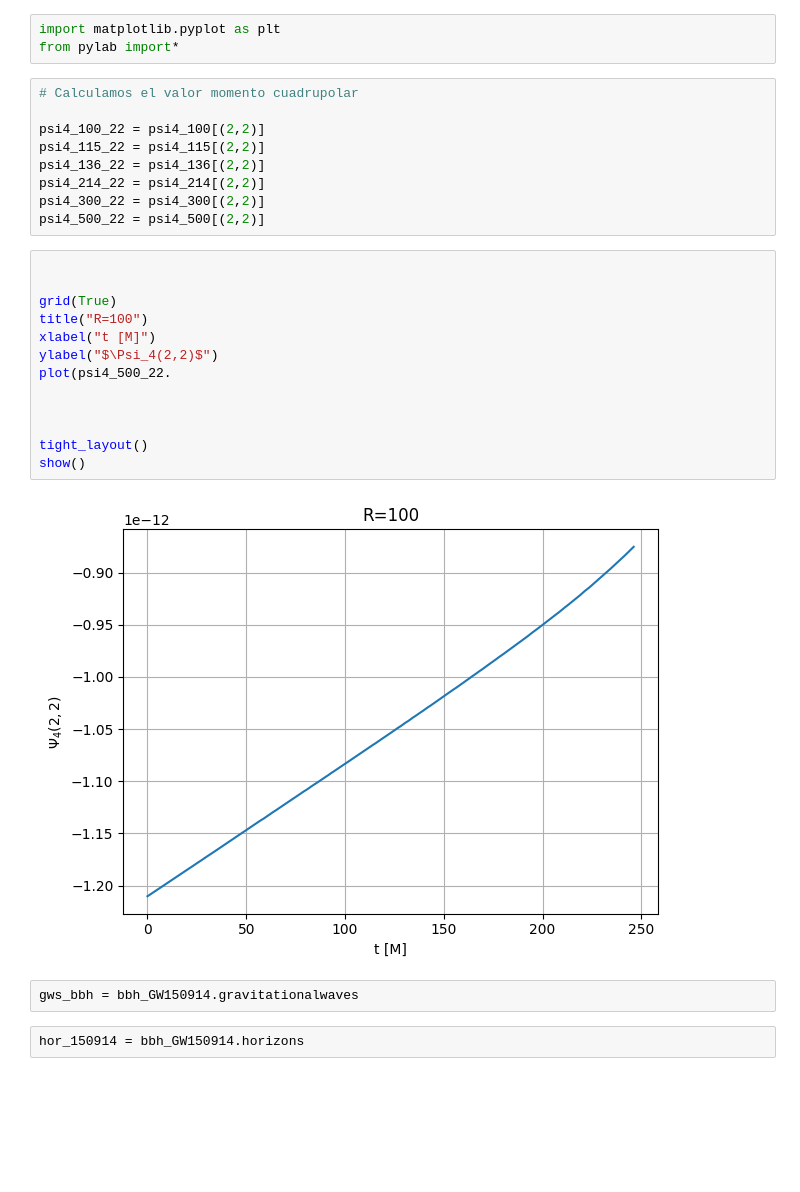
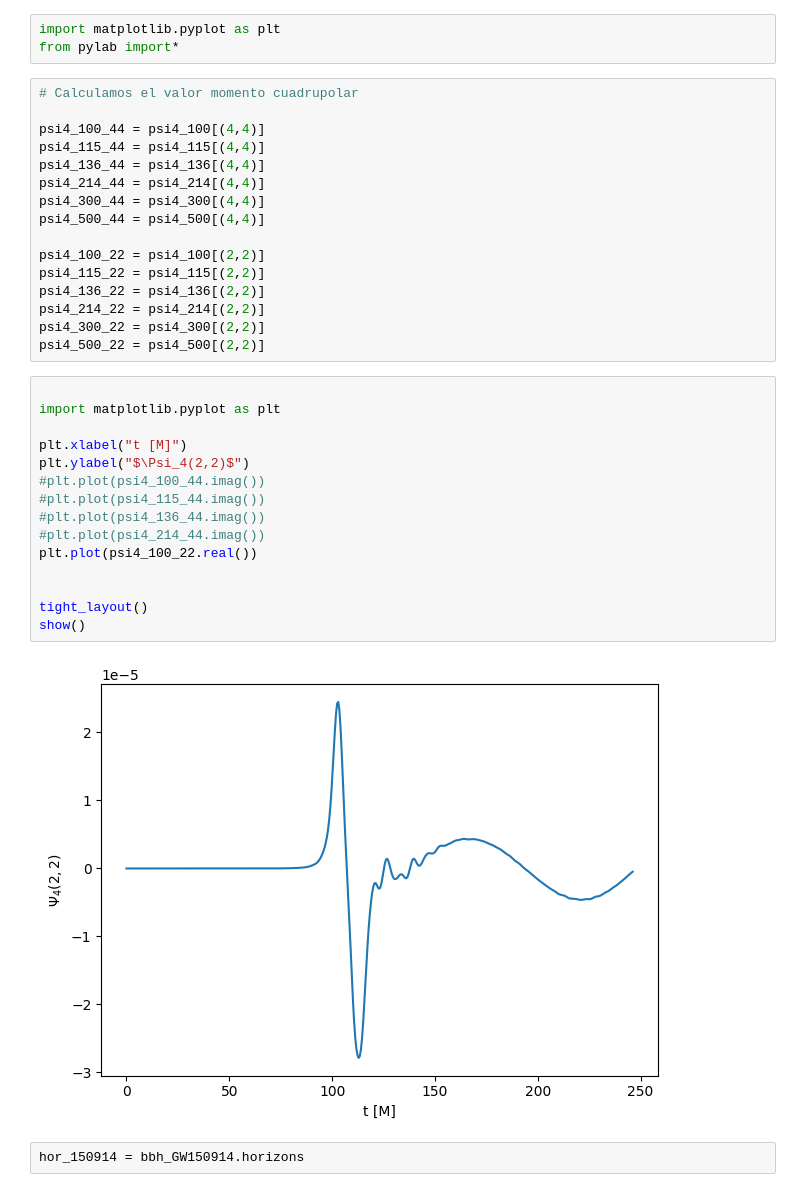
Before and after one commit to TomHM2099/Colision-frontal-y-en-orbita-de-agujeros-negros-, a Jupyter notebook: GW150914.ipynb, the cells around one changed output. Saved outputs shown, nothing was run; the diff lists cells and outputs as text; blank space fills up the shorter version.

```diff
--- a/GW150914.ipynb
+++ b/GW150914.ipynb
@@ -56,6 +58,13 @@ import matplotlib.pyplot as plt
 from pylab import*
 # %%
 # Calculamos el valor momento cuadrupolar
+
+psi4_100_44 = psi4_100[(4,4)]
+psi4_115_44 = psi4_115[(4,4)]
+psi4_136_44 = psi4_136[(4,4)]
+psi4_214_44 = psi4_214[(4,4)]
+psi4_300_44 = psi4_300[(4,4)]
+psi4_500_44 = psi4_500[(4,4)]
 
 psi4_100_22 = psi4_100[(2,2)]
 psi4_115_22 = psi4_115[(2,2)]
@@ -65,21 +74,21 @@ psi4_300_22 = psi4_300[(2,2)]
 psi4_500_22 = psi4_500[(2,2)]
 # %%
 
+import matplotlib.pyplot as plt
 
-grid(True)
-title("R=100")
-xlabel("t [M]")
-ylabel("$\Psi_4(2,2)$")
-plot(psi4_500_22.
-
+plt.xlabel("t [M]")
+plt.ylabel("$\Psi_4(2,2)$")
+#plt.plot(psi4_100_44.imag())
+#plt.plot(psi4_115_44.imag())
+#plt.plot(psi4_136_44.imag())
+#plt.plot(psi4_214_44.imag())
+plt.plot(psi4_100_22.real())
 
 
 tight_layout()
 show()
 # %% [output]
-[figure, old version]
+[figure, new version]
-# %%
-gws_bbh = bbh_GW150914.gravitationalwaves
 # %%
 hor_150914 = bbh_GW150914.horizons
 # %%
```
Also changed, not shown: parts of 12 cells of this notebook.
